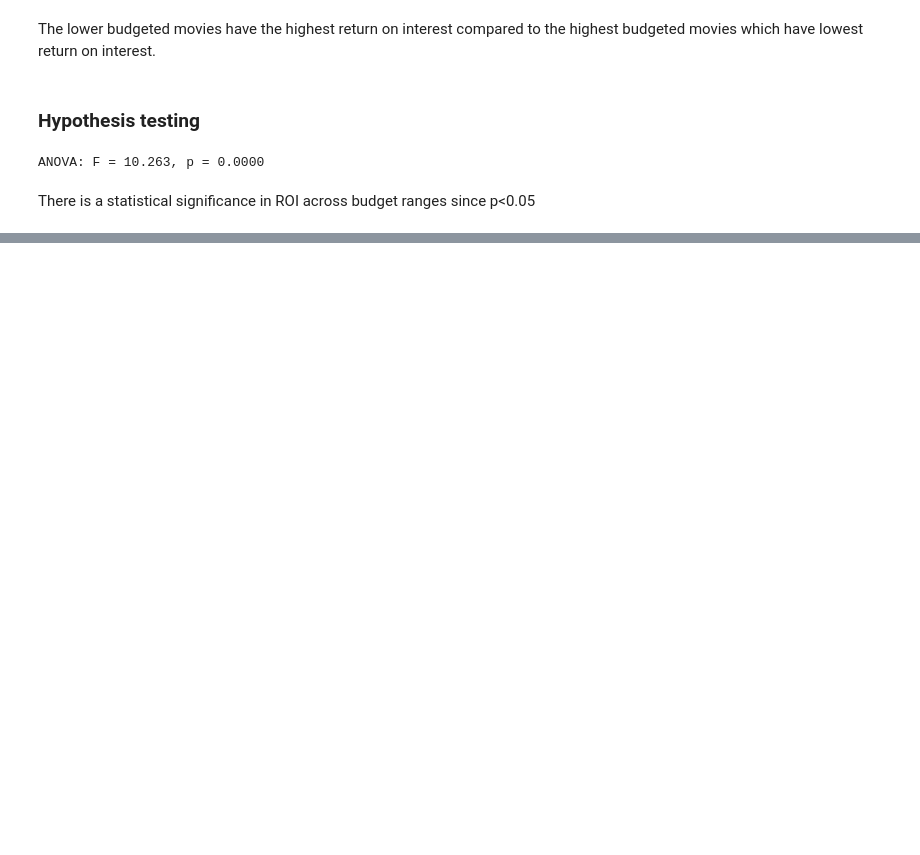
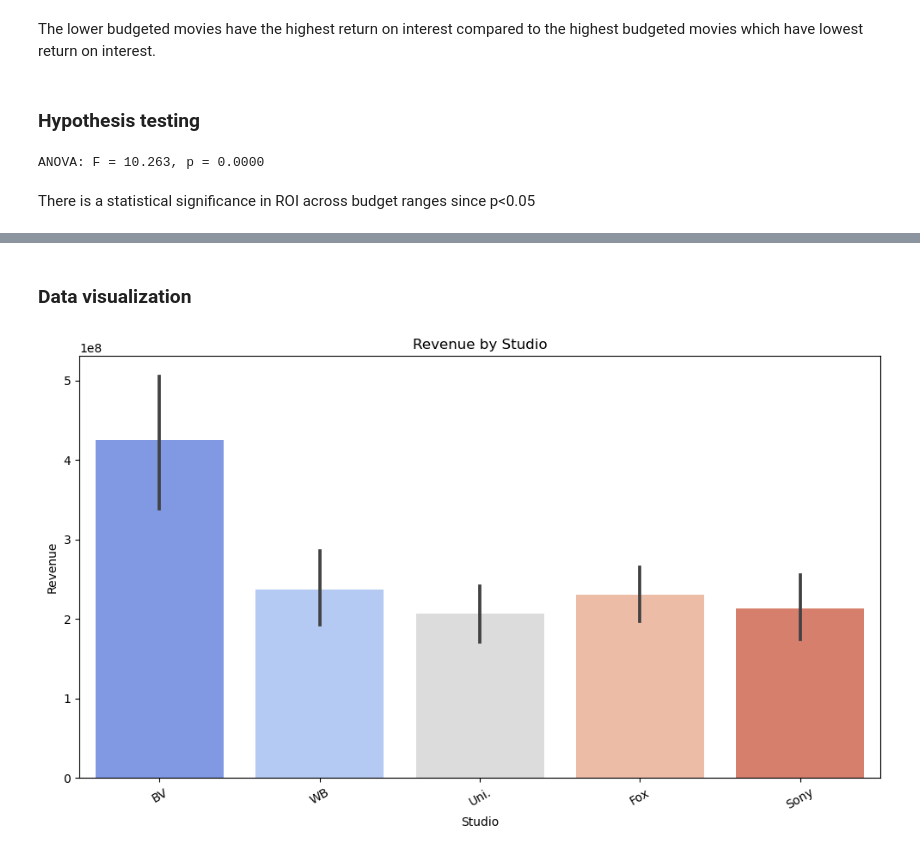
Before and after one commit to hildajerotich/GROUP-6-PHASE-2-PROJECT, a Jupyter notebook: student.ipynb, the cells around one changed output, grey strips where cells are left out. Cells and saved outputs as stored; diff of their text form; code cells hidden in the pictures; blank space fills up the shorter version.

```diff
--- a/student.ipynb
+++ b/student.ipynb
@@ -289,0 +319,10 @@ There is a statistical significance in ROI across budget ranges since p<0.05
+# %%
+## Remove rows where 'revenue' or 'budget' are missing or zero
+df_tmdb_mov_gross = df_tmdb_mov_gross.dropna(subset=['domestic_gross','foreign_gross'])
+df_tmdb_mov_gross = df_tmdb_mov_gross[
+    (df_tmdb_mov_gross['domestic_gross'] != 0) &
+    (df_tmdb_mov_gross['foreign_gross'] != 0)
+]
+# %%
+# creating the 'revenue' column by summing 'domestic_gross' and 'foreign_gross'
+df_tmdb_mov_gross['revenue'] = df_tmdb_mov_gross['domestic_gross'] + df_tmdb_mov_gross['foreign_gross']
@@ -289,0 +355,3 @@ There is a statistical significance in ROI across budget ranges since p<0.05
+# %%
+#Dropping rows with missing 'studio' values
+df_tmdb_mov_gross = df_tmdb_mov_gross.dropna(subset=['studio'])
@@ -289,0 +380,18 @@ There is a statistical significance in ROI across budget ranges since p<0.05
+# %% [markdown]
+### Data visualization
+# %%
+#Filtering to get the top studios
+top_studios = df_tmdb_mov_gross['studio'].value_counts().head(5).index
+df_filtered = df_tmdb_mov_gross[df_tmdb_mov_gross['studio'].isin(top_studios)].dropna(subset=['revenue'])
+# %%
+#Plotting a barplot
+plt.figure(figsize=(10, 6))
+sns.barplot(data=df_filtered, x='studio', y='revenue', palette='coolwarm')
+plt.title('Revenue by Studio')
+plt.xlabel('Studio')
+plt.ylabel('Revenue')
+plt.xticks(rotation=30)
+plt.tight_layout()
+plt.show()
+# %% [output]
+[figure, added]
```
Also changed, not shown: parts of 18 cells of this notebook.
